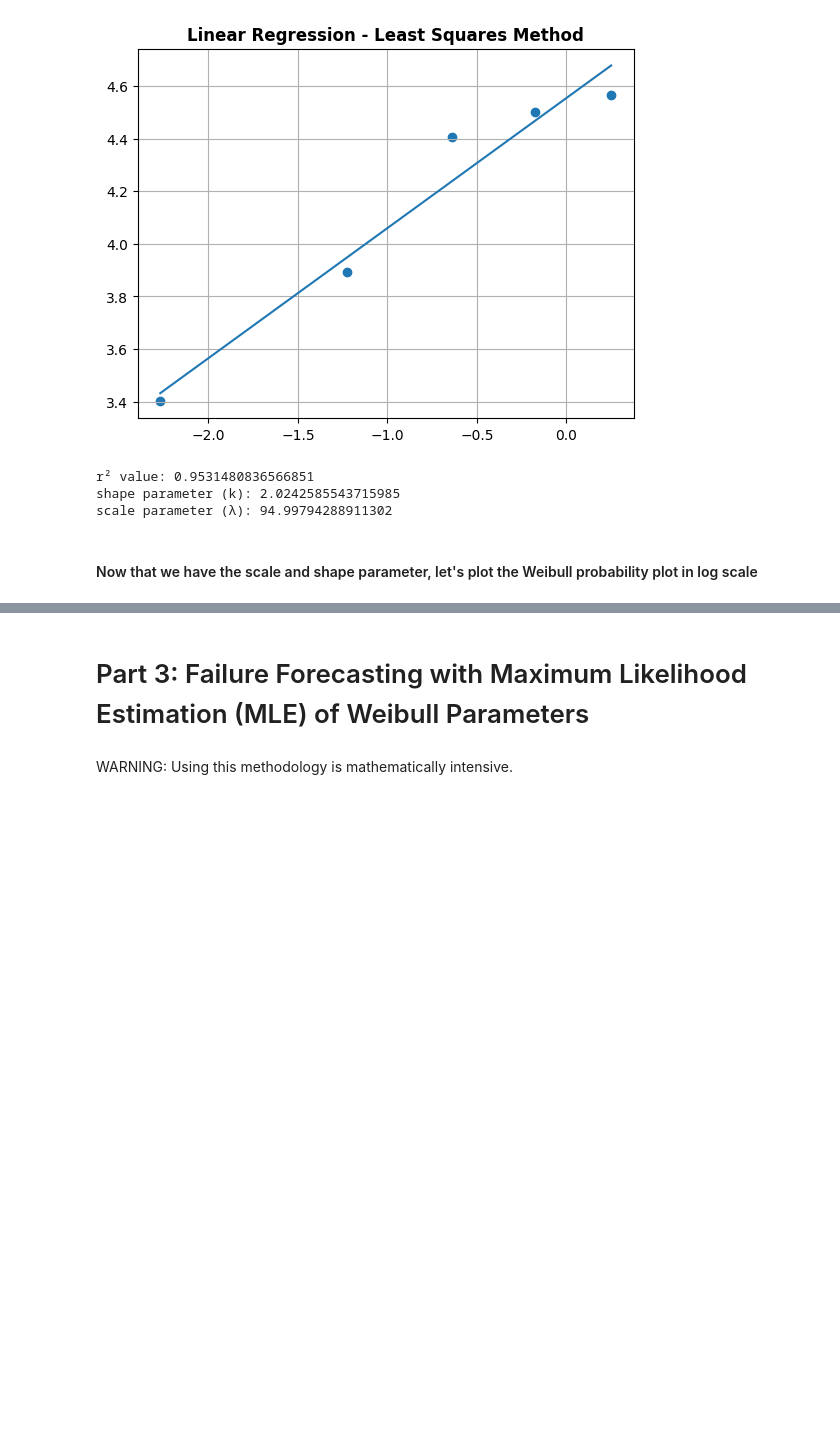
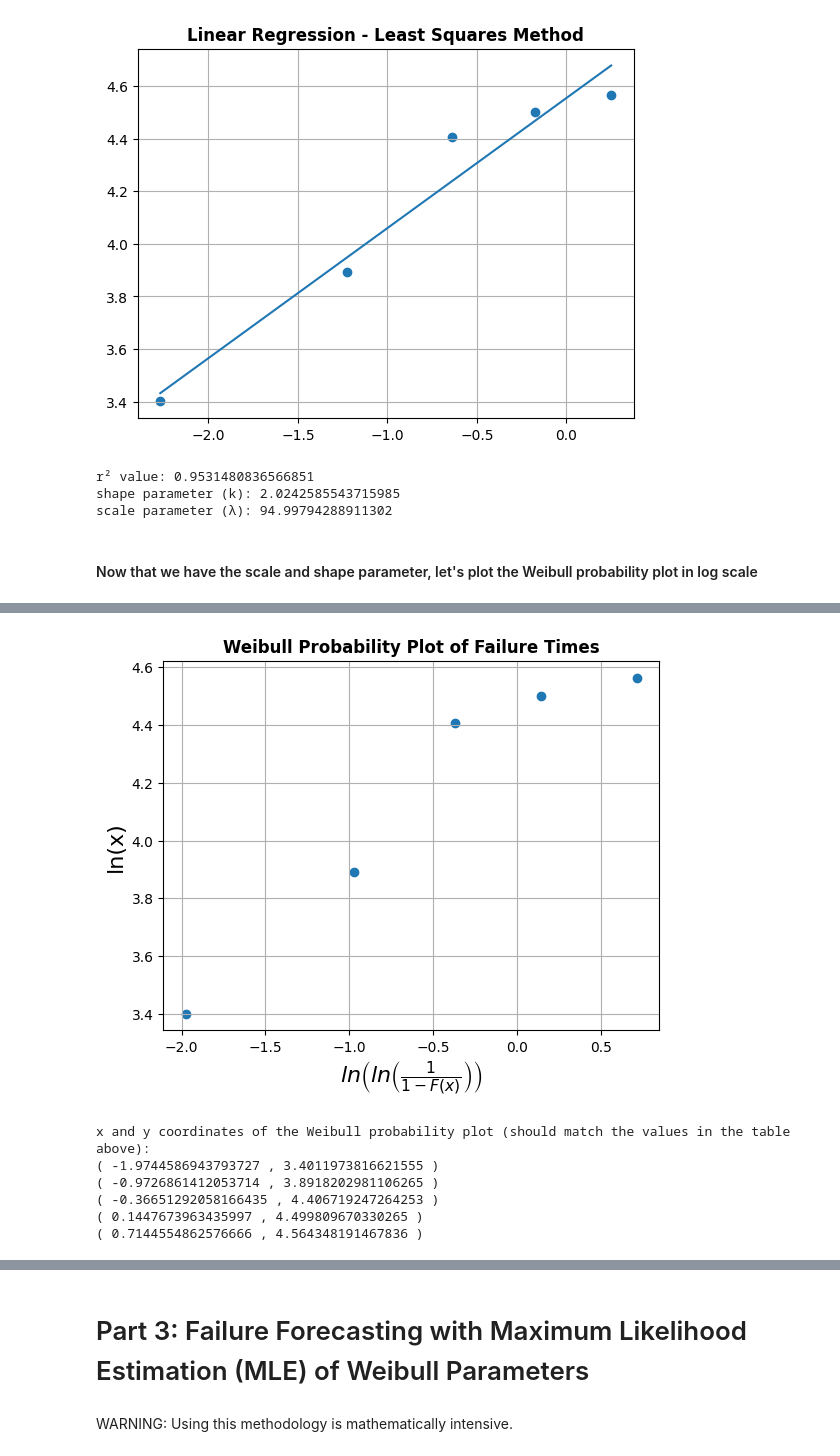
Before and after one commit to pybokeh/forecasting, a Jupyter notebook: notebooks/Weibull_Analysis.ipynb, the cells around one changed output, grey strips where cells are left out. Drawn from its saved outputs; the diff is of its cells as text; code cells hidden in the pictures; blank space fills up the shorter version.

```diff
--- a/notebooks/Weibull_Analysis.ipynb
+++ b/notebooks/Weibull_Analysis.ipynb
@@ -435,0 +440,10 @@ plt.show()
+# %%
+import pandas
+import numpy as np
+
+# Open csv file
+df_without_sus = pandas.read_csv('../data/Weibull_Suspensions.csv').query("STATUS == 'FAILED'")
+# Ensure that the data is sorted by DTF in ascending order
+df_without_sus.sort_values(by="DTF", inplace=True)
+print("What the CSV data looks like:")
+df_without_sus
@@ -435,0 +458,24 @@ plt.show()
+# %%
+y_without_sus = ln(df_without_sus['DTF'])
+rank = np.arange(1,y_without_sus.size+1)  # ranks = {1, 2, 3, ... 10}
+median_rank = (rank - 0.3)/(rank.size + 0.4)
+x_without_sus = ln(-ln(1 - median_rank))
+
+plt.scatter(x_without_sus, y_without_sus)
+plt.title("Weibull Probability Plot of Failure Times", weight='bold')
+plt.xlabel(r'$ln\left(ln\left(\frac{1}{1-F(x)}\right)\right)$', fontsize=16)
+plt.ylabel('ln(x)', fontsize=16)
+plt.grid()
+plt.show()
+
+print("x and y coordinates of the Weibull probability plot (should match the values in the table above):")
+for value in zip(x_without_sus,y_without_sus):
+    print("( " + str(value[0]) + " , " + str(value[1]) + " )")
+# %% [output]
+[figure, added]
+x and y coordinates of the Weibull probability plot (should match the values in the table above):
+( -1.9744586943793727 , 3.4011973816621555 )
+( -0.9726861412053714 , 3.8918202981106265 )
+( -0.36651292058166435 , 4.406719247264253 )
+( 0.1447673963435997 , 4.499809670330265 )
+( 0.7144554862576666 , 4.564348191467836 )
```
Also changed, not shown: parts of 16 cells of this notebook.
